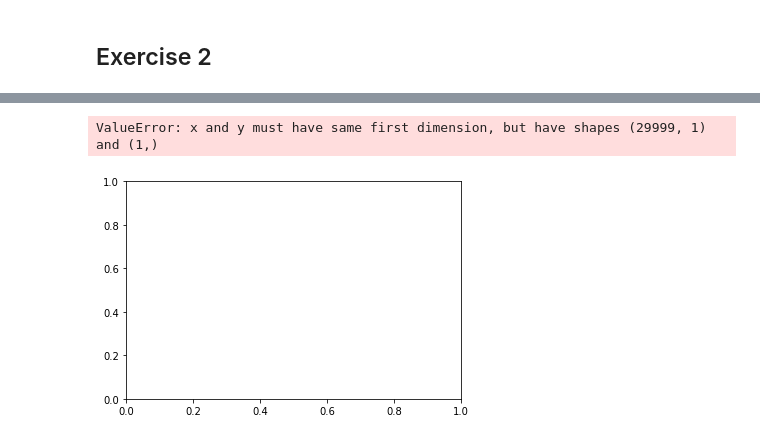
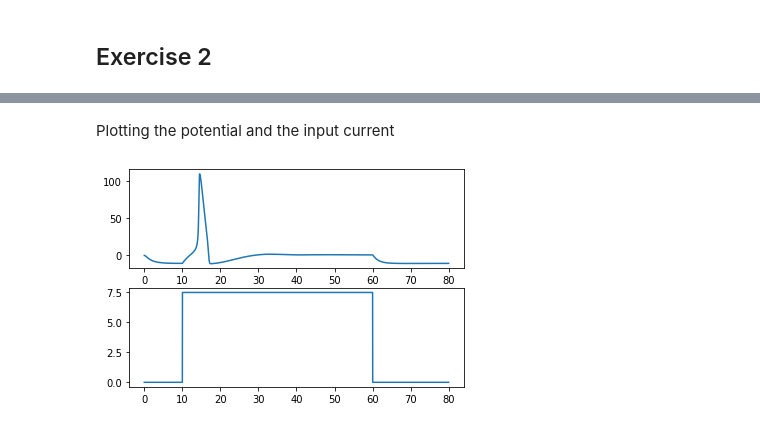
Before and after one commit to Matteo294/BIC, a Jupyter notebook: sheet2/ex1.ipynb, the cells around one changed output, grey strips where cells are left out. Cells and saved outputs as stored; diff of their text form; code cells hidden in the pictures.

```diff
--- a/sheet2/ex1.ipynb
+++ b/sheet2/ex1.ipynb
@@ -71,0 +146,10 @@ functions
+# %%
+def I_ext(t):
+    I = []
+    for tt in t:
+        n = int(tt/50e-3)
+        if tt > 10 and tt < 60:
+            I.append(7.5)
+        else:
+            I.append(0)
+    return I
@@ -72,21 +158,5 @@ functions
 # %%
-import numpy as np
-# x0, tau
-get_x0 = lambda u: cl_to_op(u)/(cl_to_op(u)+op_to_cl(u))
-get_tau = lambda u: 1/(cl_to_op(u) + op_to_cl(u))
-
-def I_ext(t):
-    I = []
-    for tt in t:
-        n = int(tt/50e-3)
-        if n%2 == 0:
-            return 7.5e-9
-        else:
-            return 0
-
-# Differential equations
 def xdot(x, u, n):
     return (1/tau[n]) * (x0[n] - x)
 def udot(u, t, n, m, h):
-    y = g_l*(E_l - u) + g_Na*m**3*h*(E_Na - u) + g_K*n**4*(E_K - u) + I_ext(t)
-    return y/Cm
+    return (g_l*(E_l - u) + g_Na*m**3*h*(E_Na - u) + g_K*n**4*(E_K - u) + I_ext(t))/Cm
@@ -139,6 +191,13 @@ plt.show()
+# %% [markdown]
+Plotting the potential and the input current
 # %%
-plt.plot(t, I_ext(t))
+plt.subplot(2,1,1)
+plt.plot(t, u)
+
+plt.subplot(2,1,2)
+plt.plot(t, I_ext(t))# Parameters
+
+
 plt.show()
 # %% [output]
-ValueError: x and y must have same first dimension, but have shapes (29999, 1) and (1,)
-[figure, old version]
+[figure, new version]
```
Also changed, not shown: parts of 21 cells of this notebook, 7 other files.
